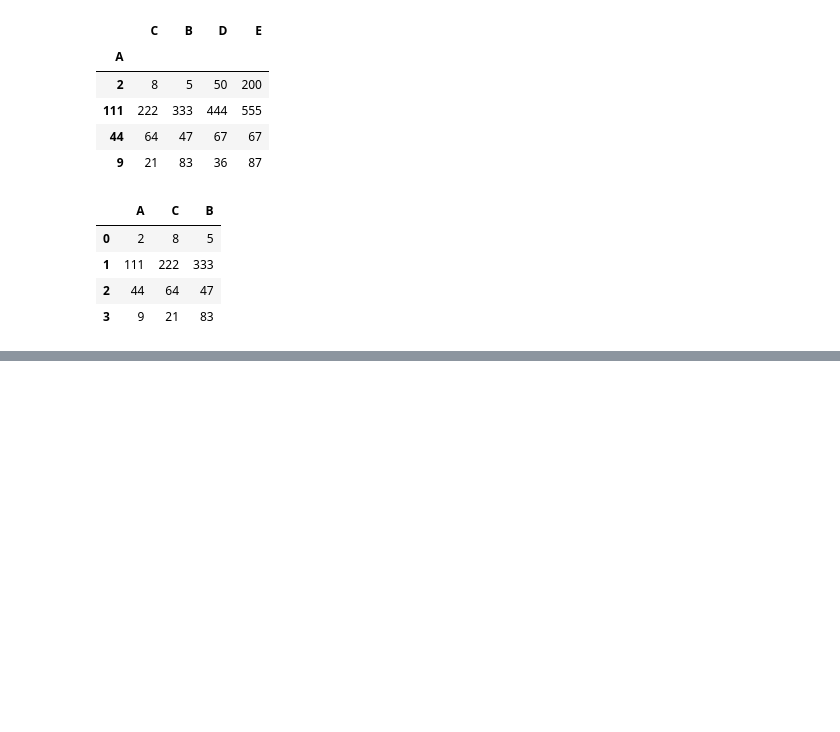
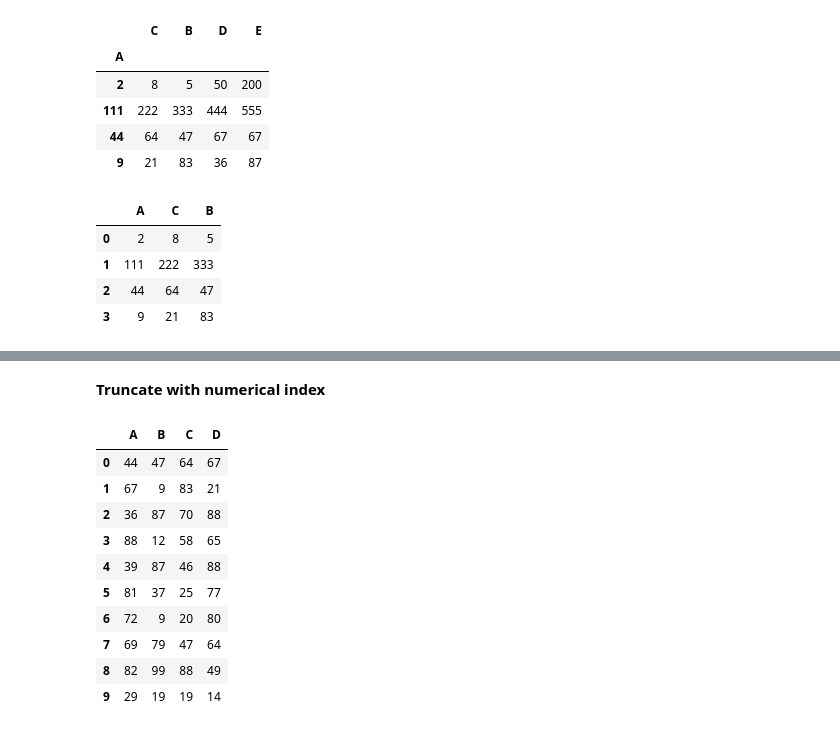
Before and after one commit to WasikAhmed/dataScience-and-ML, a Jupyter notebook: Pandas/04_data_maipulation.ipynb, the cells around one changed output, grey strips where cells are left out. Cells and saved outputs as stored; diff of their text form; code cells hidden in the pictures; blank space fills up the shorter version.

```diff
--- a/Pandas/04_data_maipulation.ipynb
+++ b/Pandas/04_data_maipulation.ipynb
@@ -217,0 +273,21 @@ new_df
+# %% [markdown]
+**Truncate with numerical index**
+# %%
+np.random.seed(0)
+data = np.random.randint(0, 100, (10, 4))
+columns = ['A', 'B', 'C', 'D']
+
+df = pd.DataFrame(data, columns=columns)
+df
+# %% [output]
+|  | A | B | C | D |
+| 0 | 44 | 47 | 64 | 67 |
+| 1 | 67 | 9 | 83 | 21 |
+| 2 | 36 | 87 | 70 | 88 |
+| 3 | 88 | 12 | 58 | 65 |
+| 4 | 39 | 87 | 46 | 88 |
+| 5 | 81 | 37 | 25 | 77 |
+| 6 | 72 | 9 | 20 | 80 |
+| 7 | 69 | 79 | 47 | 64 |
+| 8 | 82 | 99 | 88 | 49 |
+| 9 | 29 | 19 | 19 | 14 |
```
Also changed, not shown: parts of 21 cells of this notebook.
